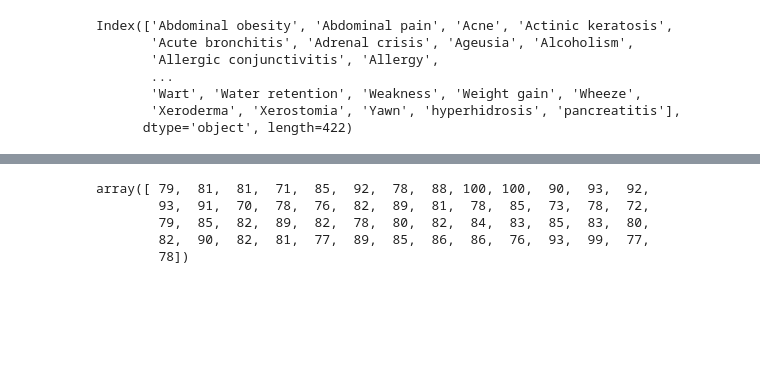
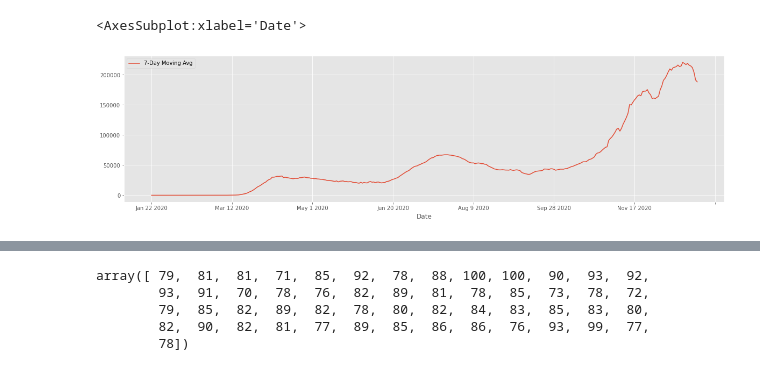
Before and after one commit to mopkoff/disease-trends, a Jupyter notebook: Untitled.ipynb, the cells around one changed output, grey strips where cells are left out. Cells and saved outputs as stored; diff of their text form; code cells hidden in the pictures; blank space fills up the shorter version.

```diff
--- a/Untitled.ipynb
+++ b/Untitled.ipynb
@@ -13,13 +17,16 @@ pytrends = TrendReq(hl='en-US', tz=360)
 #setting up a symptomps array:
 filename = "2020_country_weekly_2020_GB_weekly_symptoms_dataset.csv";
 data = pd.read_csv(filename).sort_values('date').groupby(['date']).mean()
+# %%
+filename = "usa.csv";
+data2 = pd.read_csv(filename)[['Date', '7-Day Moving Avg']].iloc[::-1]
+data2 = data2.set_index('Date')
+
+data2.plot(figsize=(20,5))
+# %% [output]
+<AxesSubplot:xlabel='Date'>
+[figure, added]
 # %%
-data.columns.map(lambda x: x.replace("symptom:", ""))[2:]
+data = data.drop(['sub_region_2', 'sub_region_2_code'], axis=1)
+data.columns = data.columns.map(lambda x: x.replace("symptom:", ""))
+symptoms = data.columns
-# %% [output]
-Index(['Abdominal obesity', 'Abdominal pain', 'Acne', 'Actinic keratosis',
-       'Acute bronchitis', 'Adrenal crisis', 'Ageusia', 'Alcoholism',
-       'Allergic conjunctivitis', 'Allergy',
-       ...
-       'Wart', 'Water retention', 'Weakness', 'Weight gain', 'Wheeze',
-       'Xeroderma', 'Xerostomia', 'Yawn', 'hyperhidrosis', 'pancreatitis'],
-      dtype='object', length=422)
```
Also changed, not shown: parts of 33 cells of this notebook, 4 other files.
